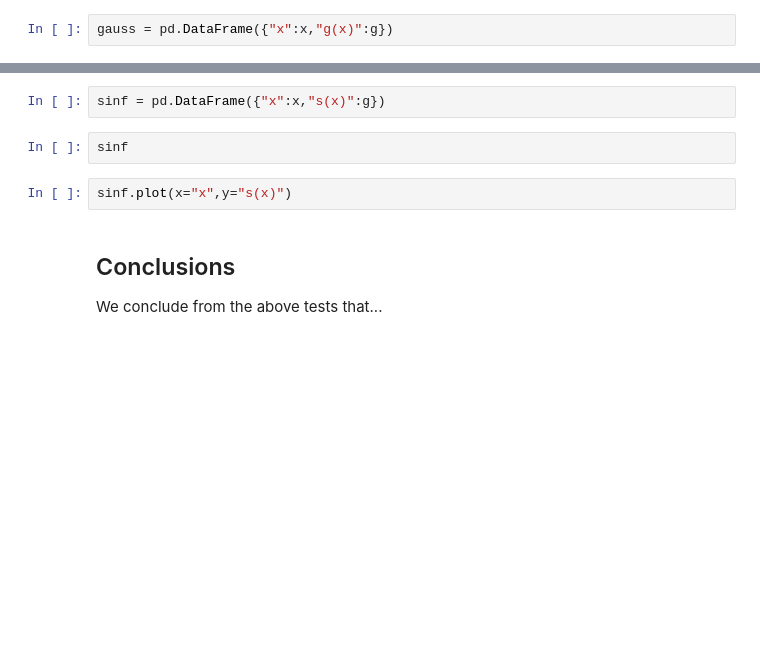
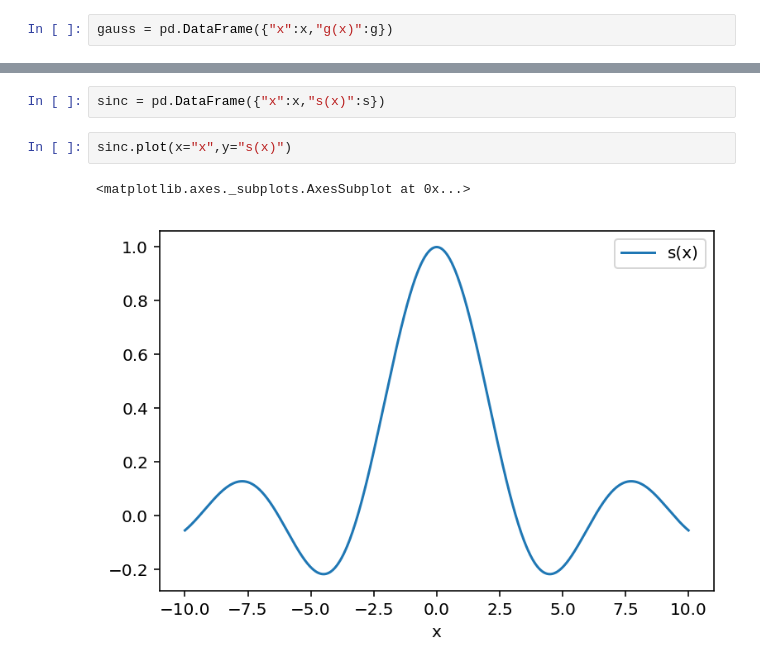
Before and after one commit to chapman-phys220-2018s/cw-04-phys220, a Jupyter notebook: cw04.ipynb, the cells around one changed output, grey strips where cells are left out. Cells and saved outputs as stored; diff of their text form; blank space fills up the shorter version.

Commit message:
fixed np.array(sinc(x)) issue

```diff
--- a/cw04.ipynb
+++ b/cw04.ipynb
@@ -65,10 +210,7 @@ help(cw04.gen_sinf_list)
 # %%
-sinf = pd.DataFrame({"x":x,"s(x)":g})
+sinc = pd.DataFrame({"x":x,"s(x)":s})
-# %%
-sinf
 # %%
-sinf.plot(x="x",y="s(x)")
+sinc.plot(x="x",y="s(x)")
+# %% [output]
+<matplotlib.axes._subplots.AxesSubplot at 0x...>
+[figure, added]
-# %% [markdown]
-## Conclusions
-
-We conclude from the above tests that...
```
Also changed, not shown: parts of 21 cells of this notebook, 2 other files.
